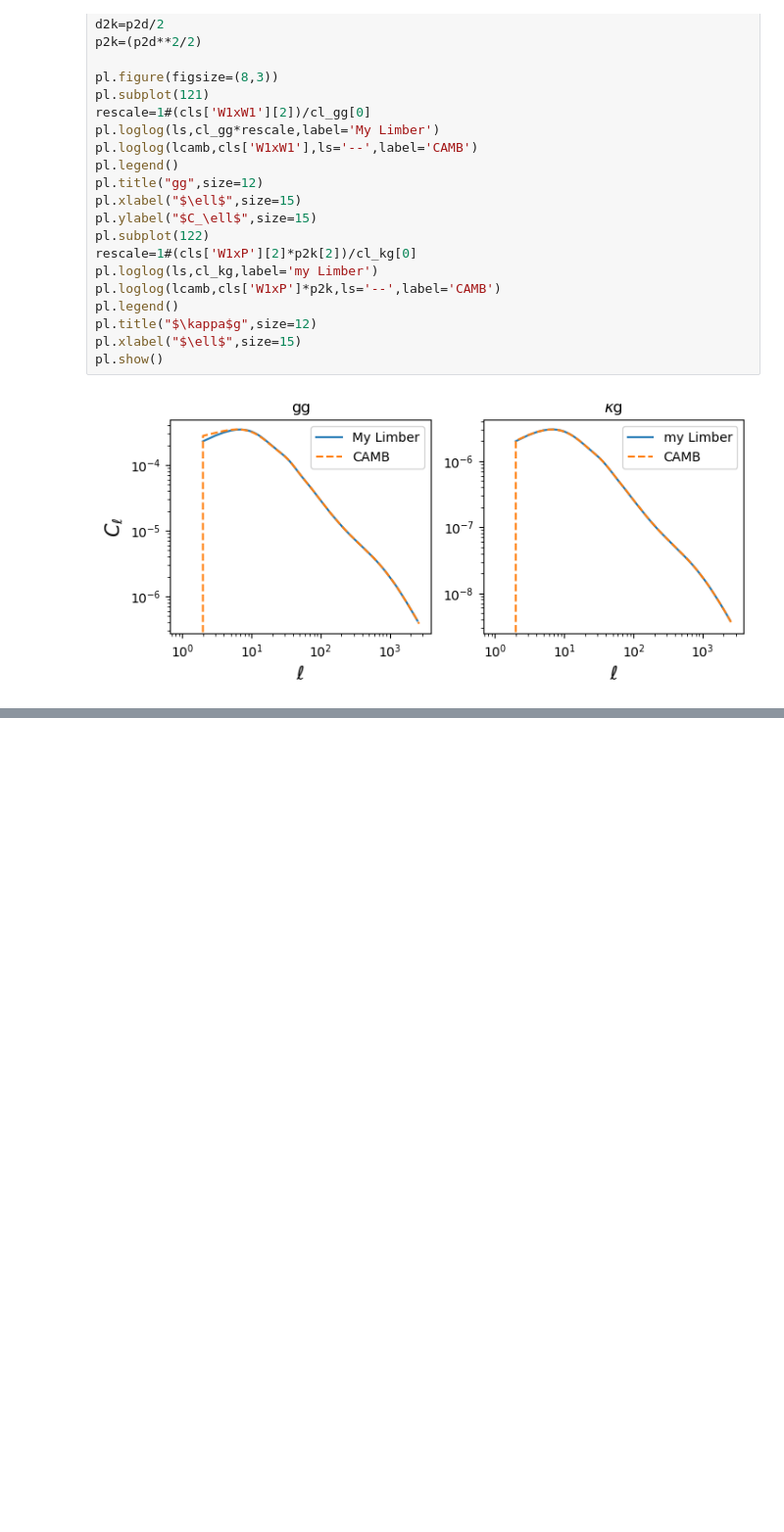
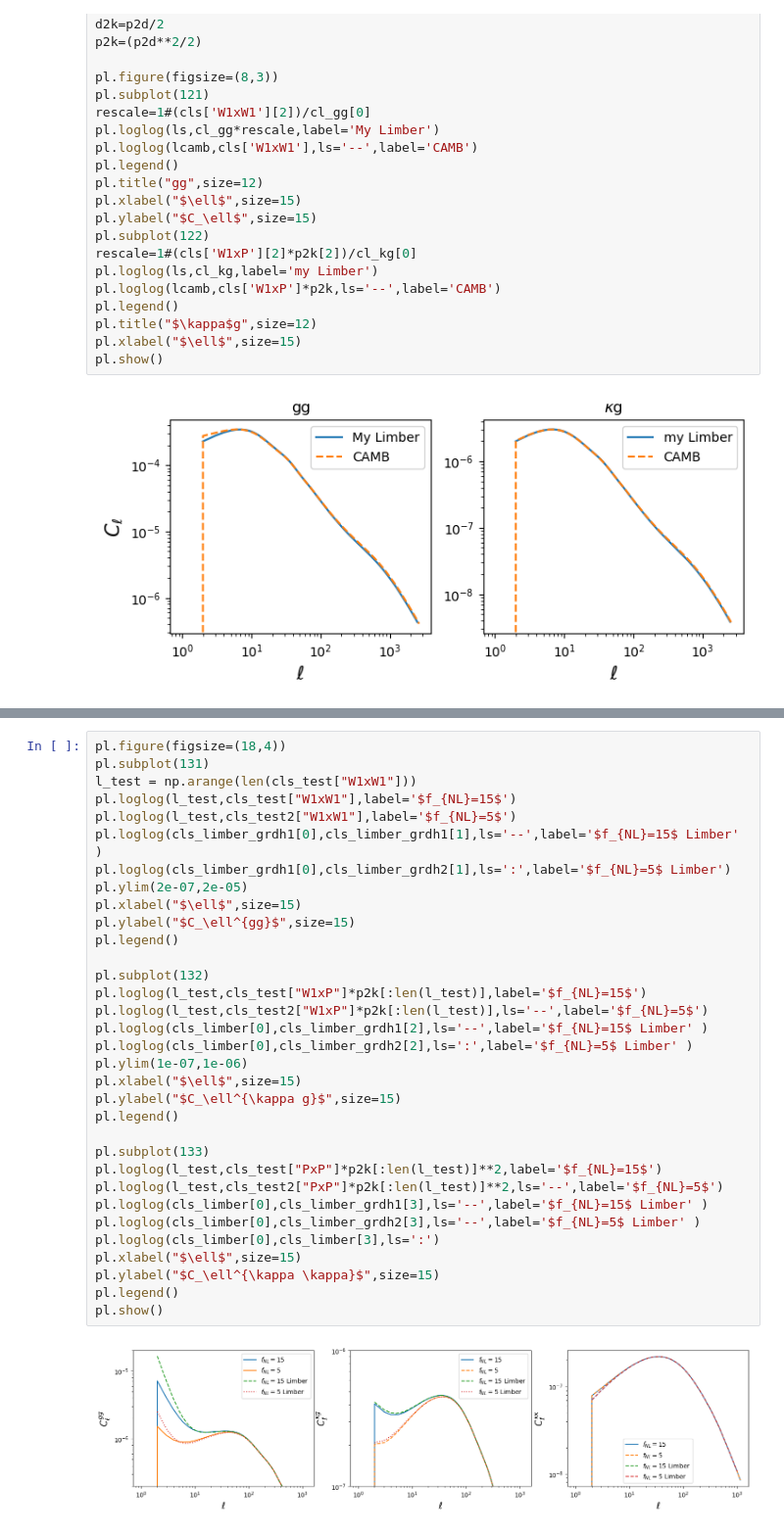
Before and after one commit to kstoreyf/gaia-quasars-lss, a Jupyter notebook: notebooks/fnl_fisher_forecast.ipynb, the cells around one changed output, grey strips where cells are left out. Shown at 98% size. Drawn from its saved outputs; the diff is of its cells as text; blank space fills up the shorter version.

```diff
--- a/notebooks/fnl_fisher_forecast.ipynb
+++ b/notebooks/fnl_fisher_forecast.ipynb
@@ -752,0 +903,35 @@ pl.show()
+# %%
+pl.figure(figsize=(18,4))
+pl.subplot(131)
+l_test = np.arange(len(cls_test["W1xW1"]))
+pl.loglog(l_test,cls_test["W1xW1"],label='$f_{NL}=15$')
+pl.loglog(l_test,cls_test2["W1xW1"],label='$f_{NL}=5$')
+pl.loglog(cls_limber_grdh1[0],cls_limber_grdh1[1],ls='--',label='$f_{NL}=15$ Limber' )
+pl.loglog(cls_limber_grdh1[0],cls_limber_grdh2[1],ls=':',label='$f_{NL}=5$ Limber')
+pl.ylim(2e-07,2e-05)
+pl.xlabel("$\ell$",size=15)
+pl.ylabel("$C_\ell^{gg}$",size=15)
+pl.legend()
+
+pl.subplot(132)
+pl.loglog(l_test,cls_test["W1xP"]*p2k[:len(l_test)],label='$f_{NL}=15$')
+pl.loglog(l_test,cls_test2["W1xP"]*p2k[:len(l_test)],ls='--',label='$f_{NL}=5$')
+pl.loglog(cls_limber[0],cls_limber_grdh1[2],ls='--',label='$f_{NL}=15$ Limber' )
+pl.loglog(cls_limber[0],cls_limber_grdh2[2],ls=':',label='$f_{NL}=5$ Limber' )
+pl.ylim(1e-07,1e-06)
+pl.xlabel("$\ell$",size=15)
+pl.ylabel("$C_\ell^{\kappa g}$",size=15)
+pl.legend()
+
+pl.subplot(133)
+pl.loglog(l_test,cls_test["PxP"]*p2k[:len(l_test)]**2,label='$f_{NL}=15$')
+pl.loglog(l_test,cls_test2["PxP"]*p2k[:len(l_test)]**2,ls='--',label='$f_{NL}=5$')
+pl.loglog(cls_limber[0],cls_limber_grdh1[3],ls='--',label='$f_{NL}=15$ Limber' )
+pl.loglog(cls_limber[0],cls_limber_grdh2[3],ls='--',label='$f_{NL}=5$ Limber' )
+pl.loglog(cls_limber[0],cls_limber[3],ls=':')
+pl.xlabel("$\ell$",size=15)
+pl.ylabel("$C_\ell^{\kappa \kappa}$",size=15)
+pl.legend()
+pl.show()
+# %% [output]
+[figure, added]
```
Also changed, not shown: parts of 15 cells of this notebook, 1 other file.
